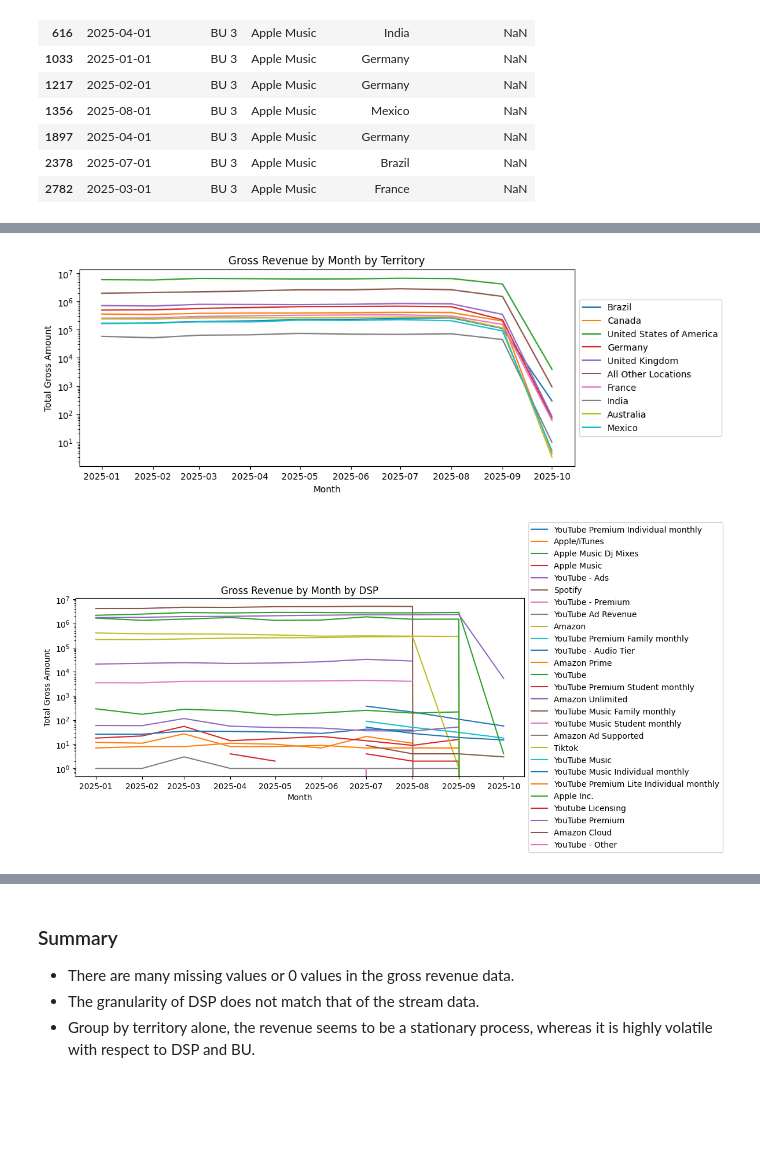
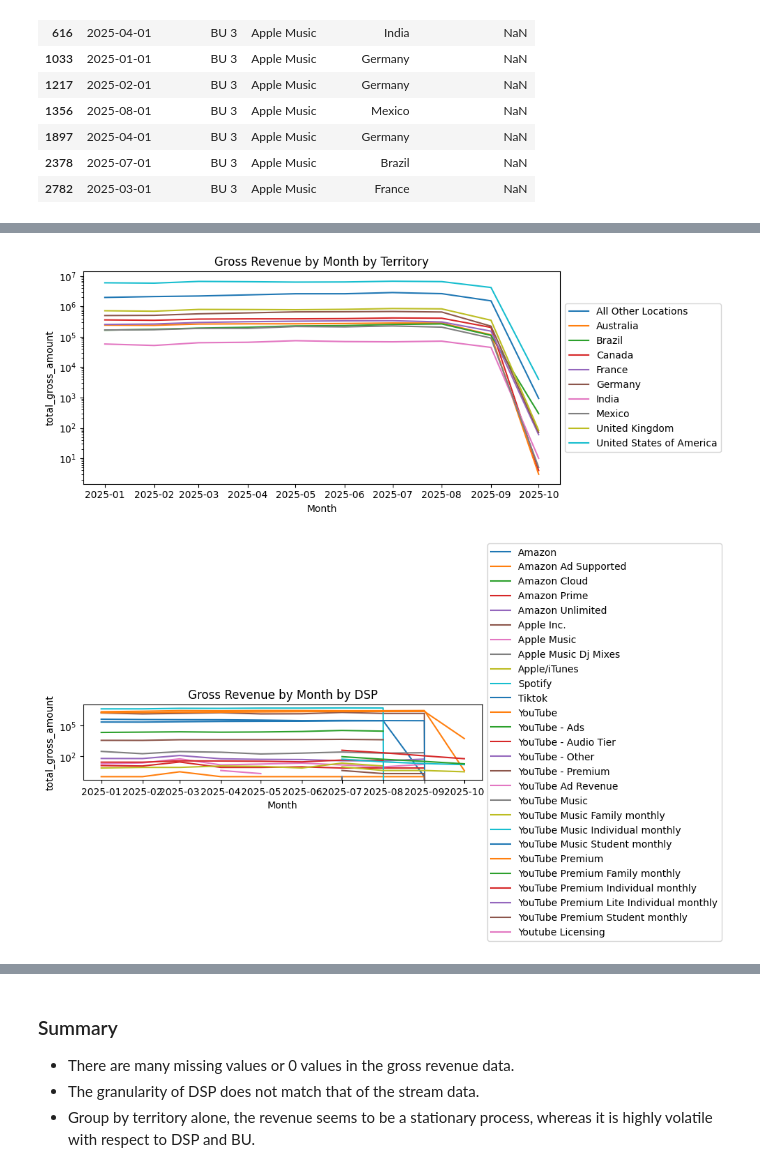
Before and after one commit to NathanPalaiologos/CMG-case-study, a Jupyter notebook: notebook/01_case_study_eda.ipynb, the cells around one changed output, grey strips where cells are left out. Cells and saved outputs as stored; diff of their text form; code cells hidden in the pictures; blank space fills up the shorter version.

```diff
--- a/notebook/01_case_study_eda.ipynb
+++ b/notebook/01_case_study_eda.ipynb
@@ -78,36 +107,25 @@ dsp: <StringArray>
                 'Australia',                   'Mexico']
 Length: 10, dtype: str
 # %%
-# Plot revenue by month by each territory as a separate line
-plt.figure(figsize=(10, 4))
-for territory in df_revenue['territory_name'].unique():
-    df_territory = df_revenue[df_revenue['territory_name'] == territory]
-    df_territory = df_territory.groupby('month')['total_gross_amount'].sum().reset_index()
-    plt.plot(df_territory['month'], df_territory['total_gross_amount'], label=territory)
-plt.title('Gross Revenue by Month by Territory')
-plt.xlabel('Month')
-plt.ylabel('Total Gross Amount')
-# log scale for y-axis
-plt.yscale('log')
-# legend outside the plot
-plt.legend(loc='center left', bbox_to_anchor=(1, 0.5))
-plt.show()
+# Revenue by month and territory
+plot_monthly_lines(
+    data=df_revenue,
+    group_col='territory_name',
+    value_col='total_gross_amount',
+    title='Gross Revenue by Month by Territory',
+    yscale='log',
+)
 # %% [output]
-[figure, old version]
+[figure, new version]
 # %%
-# Plot gross revenue by month by each dsp as a separate line
-plt.figure(figsize=(10, 4))
-for dsp in df_revenue['dsp'].unique():
-    df_dsp = df_revenue[df_revenue['dsp'] == dsp]
-    df_dsp = df_dsp.groupby('month')['total_gross_amount'].sum().reset_index()
-    plt.plot(df_dsp['month'], df_dsp['total_gross_amount'], label=dsp)
-plt.title('Gross Revenue by Month by DSP')
-plt.xlabel('Month')
-plt.ylabel('Total Gross Amount')
-plt.yscale('log')
-# legend outside the plot
-plt.legend(loc='center left', bbox_to_anchor=(1, 0.5))
-plt.show()
+# Revenue by month and DSP
+plot_monthly_lines(
+    data=df_revenue,
+    group_col='dsp',
+    value_col='total_gross_amount',
+    title='Gross Revenue by Month by DSP',
+    yscale='log',
+)
 # %% [output]
-[figure, old version]
+[figure, new version]
 # %%
```
Also changed, not shown: parts of 12 cells of this notebook, 10 other files.
